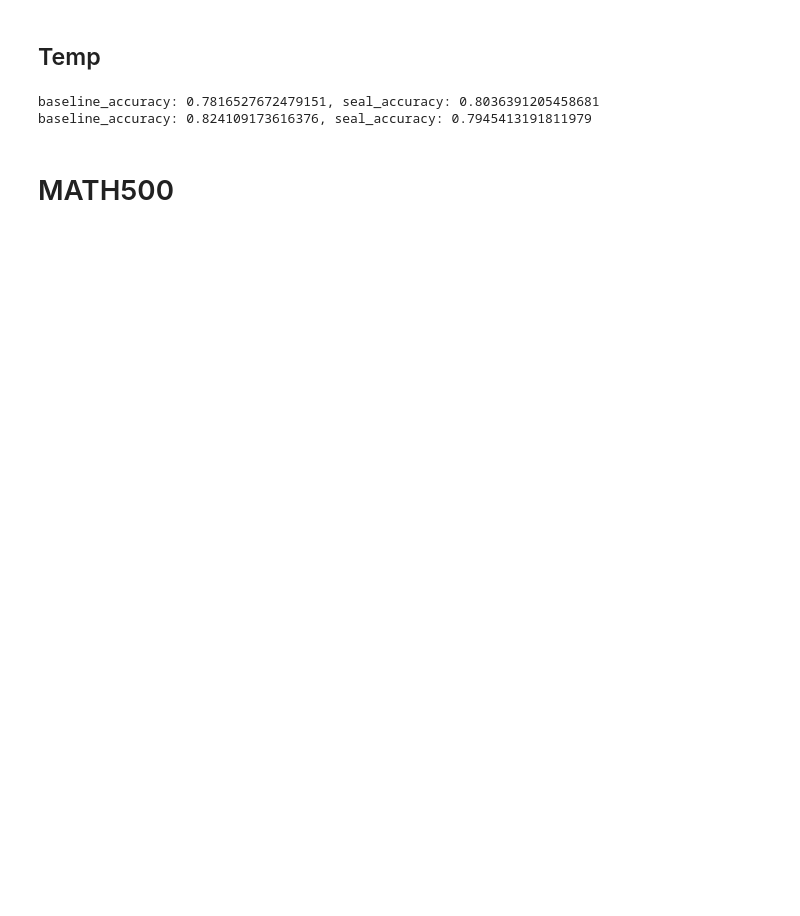
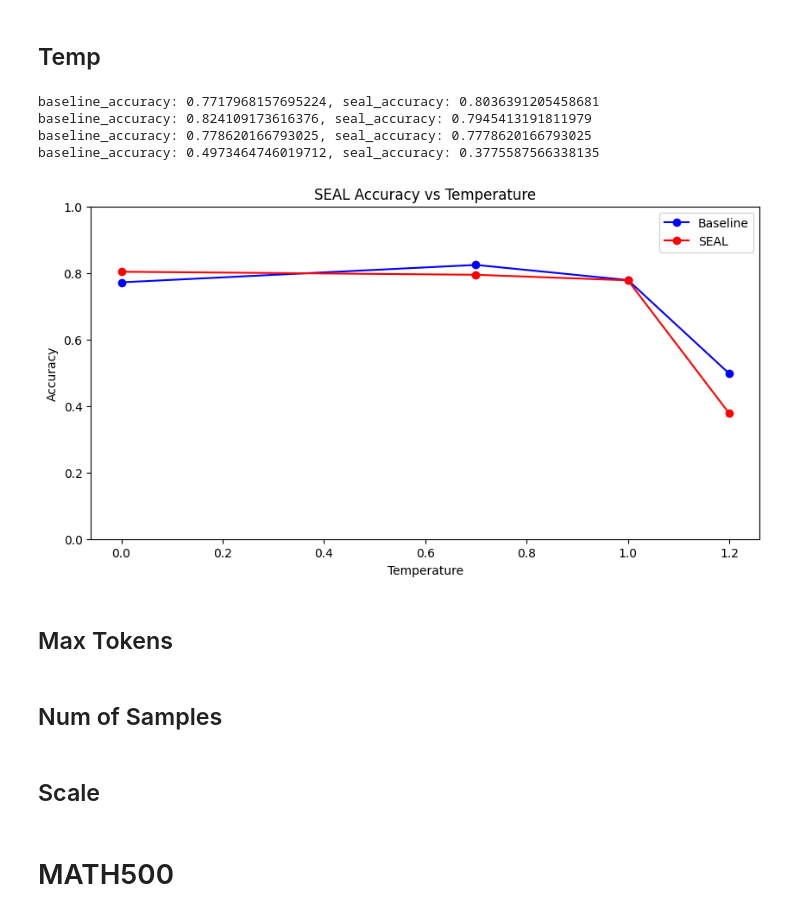
Before and after one commit to BartSu/llm_steering_reasoning, a Jupyter notebook: analysis/analyze.ipynb, the cells around one changed output. Saved outputs shown, nothing was run; the diff lists cells and outputs as text; code cells hidden in the pictures; blank space fills up the shorter version.

```diff
--- a/analysis/analyze.ipynb
+++ b/analysis/analyze.ipynb
@@ -56,13 +65,30 @@ seal_accuracy:  0.7945413191811979
 # %%
 # temp = 0, 0.7, 1.0, 1.2
 temps = [0, 0.7, 1.0, 1.2]
+baseline_accuracies = []
+seal_accuracies = []
+
 for temp in temps:
     baseline_path = f"/media/volume/llm/llm_steering_reasoning/results/deepseek-baseline/deepseek-ai/DeepSeek-R1-Distill-Qwen-1.5B/gsm8k_test/1/{temp}/16384/predictions.jsonl"
     seal_path = f"/media/volume/llm/llm_steering_reasoning/results/deepseek-seal/deepseek-ai/DeepSeek-R1-Distill-Qwen-1.5B/gsm8k_test/1/{temp}/16384/1/predictions.jsonl"
 
     baseline_accuracy = compile_predictions(baseline_path)
     seal_accuracy = compile_predictions(seal_path)
+    baseline_accuracies.append(baseline_accuracy)
+    seal_accuracies.append(seal_accuracy)
     print(f"baseline_accuracy: {baseline_accuracy}, seal_accuracy: {seal_accuracy}")
+
+x = temps
+y = seal_accuracies
+x_label = "Temperature"
+y_label = "Accuracy"
+title = "SEAL Accuracy vs Temperature"
+draw_comparison_fig(x, baseline_accuracies, seal_accuracies, x_label, y_label, title)
 # %% [output]
-baseline_accuracy: 0.7816527672479151, seal_accuracy: 0.8036391205458681
+baseline_accuracy: 0.7717968157695224, seal_accuracy: 0.8036391205458681
 baseline_accuracy: 0.824109173616376, seal_accuracy: 0.7945413191811979
+baseline_accuracy: 0.778620166793025, seal_accuracy: 0.7778620166793025
+baseline_accuracy: 0.4973464746019712, seal_accuracy: 0.3775587566338135
+[figure, added]
+# %% [markdown]
+## Max Tokens
@@ -68,0 +115,2 @@ baseline_accuracy: 0.824109173616376, seal_accuracy: 0.7945413191811979
+# %% [markdown]
+## Num of Samples
@@ -68,0 +137,2 @@ baseline_accuracy: 0.824109173616376, seal_accuracy: 0.7945413191811979
+# %% [markdown]
+## Scale
```
Also changed, not shown: parts of 7 cells of this notebook.
